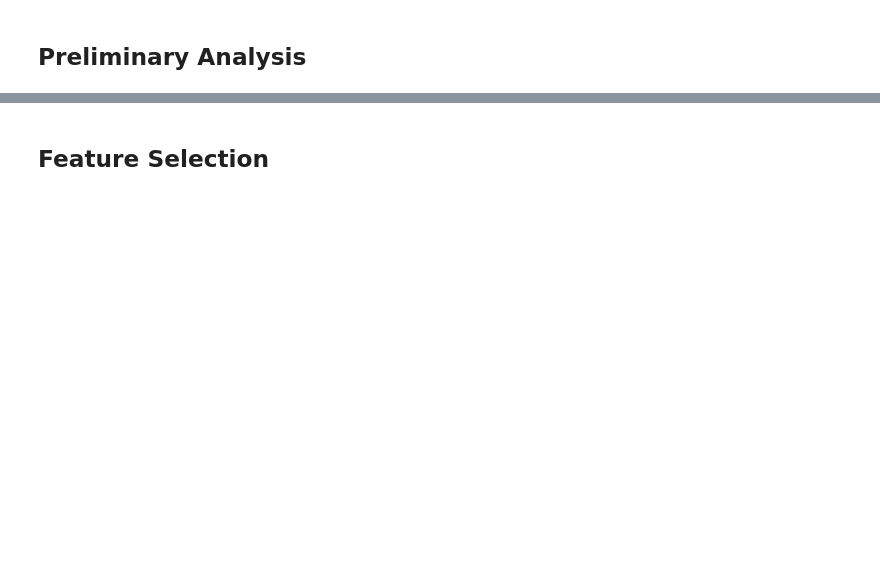
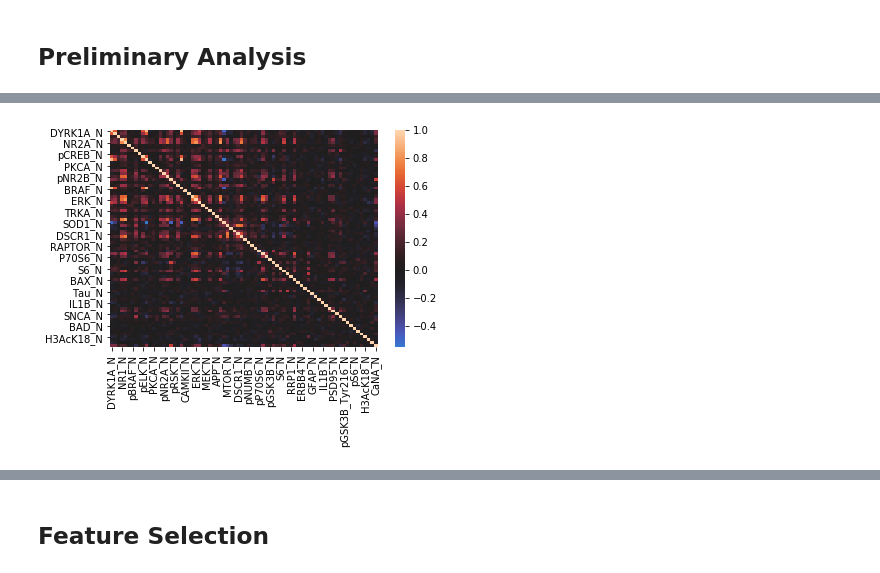
Before and after one commit to EmanuelSoda/ML_Homework, a Jupyter notebook: Homework.ipynb, the cells around one changed output, grey strips where cells are left out. Cells and saved outputs as stored; diff of their text form; code cells hidden in the pictures; blank space fills up the shorter version.

```diff
--- a/Homework.ipynb
+++ b/Homework.ipynb
@@ -60,0 +63,2 @@ train
+# %%
+train = train.drop(columns = 'class', axis = 1)
@@ -118,3 +76,0 @@ Name: class, Length: 367, dtype: object
-# %%
-train = train.drop(columns = ['class'], axis=1)
-train
@@ -134,0 +83,10 @@ train
+# %%
+# Create correlation matrixc
+def visualizeCorrMat(data):
+    plt.figure() #figsize = (12,10)
+    sns.heatmap(data, center = 0)
+
+corrMat = train.corr()
+visualizeCorrMat(corrMat)
+# %% [output]
+[figure, added]
```
Also changed, not shown: parts of 72 cells of this notebook, 1 other file.
